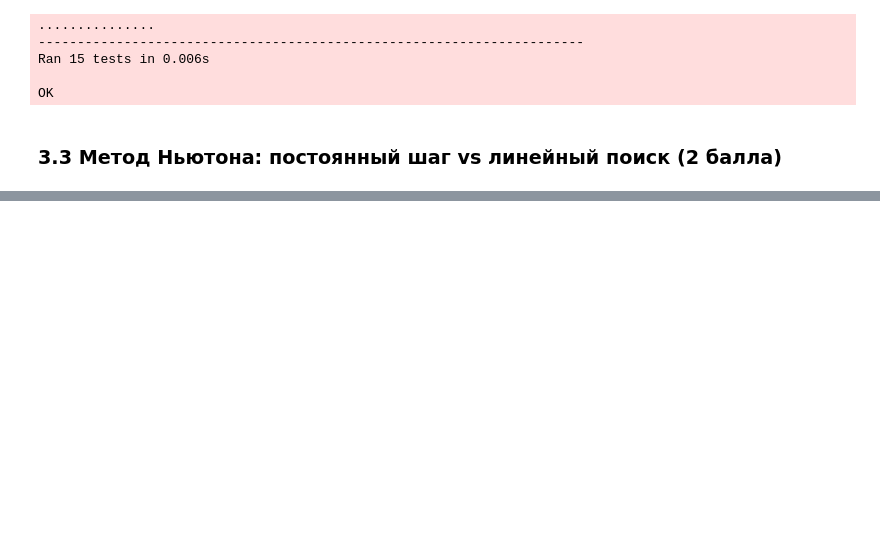
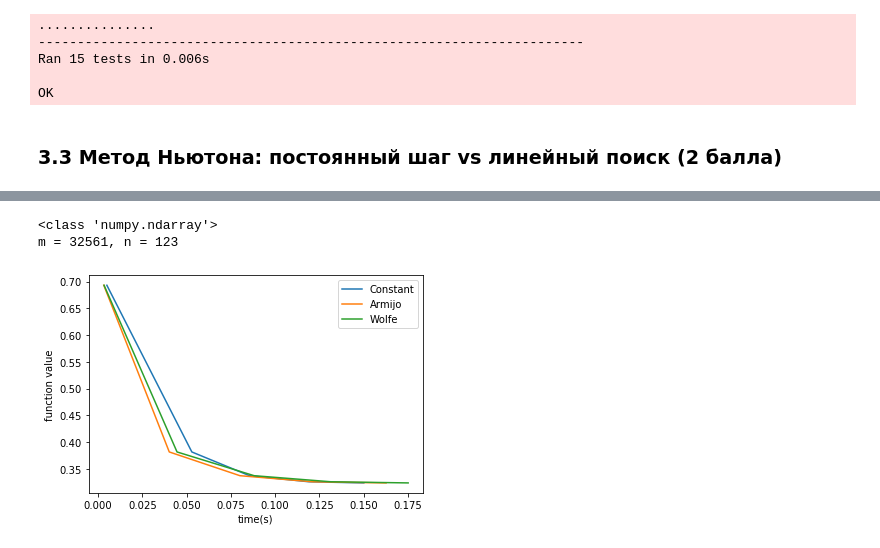
Before and after one commit to rogachevai/MADESpring2020_MOML, a Jupyter notebook: Practice/homework_6/HW6.ipynb, the cells around one changed output, grey strips where cells are left out. Cells and saved outputs as stored; diff of their text form; code cells hidden in the pictures; blank space fills up the shorter version.

```diff
--- a/Practice/homework_6/HW6.ipynb
+++ b/Practice/homework_6/HW6.ipynb
@@ -106,0 +120,31 @@ Starting gradient descent
+# %%
+data = datasets.load_svmlight_file('data/a9a.txt')
+# %%
+A = data[0].toarray()
+print(type(A))
+b = data[1]
+m = A.shape[0]
+n = A.shape[1]
+print(f"m = {m}, n = {n}")
+x0 = np.zeros(n)
+oracle = oracles.create_log_reg_oracle(A, b, 1/m)
+# %% [output]
+<class 'numpy.ndarray'>
+m = 32561, n = 123
+# %%
+histories=[]
+optParamDict = {'method': None}#'c' : 1,'c1':1e-3,'c2':0.1,'alpha_0':0.9
+for method in ['Constant', 'Armijo', 'Wolfe']:
+    oracle = oracles.create_log_reg_oracle(A, b, 1/m)
+    optParamDict['method'] = method
+    params = methods.get_line_search_tool(optParamDict)
+    _,_, history = Newton(oracle,x0,line_search_options=params).run(10)
+    histories.append(history)
+    gd_iter = get_iter_num(history)
+    plt.plot(history['time'], history['func'], label="{}".format(method))
+    plt.legend(loc='best')
+    plt.xlabel("time(s)")
+    plt.ylabel("function value")
+plt.show()
+# %% [output]
+[figure, added]
```
Also changed, not shown: parts of 11 cells of this notebook, 3 other files.
